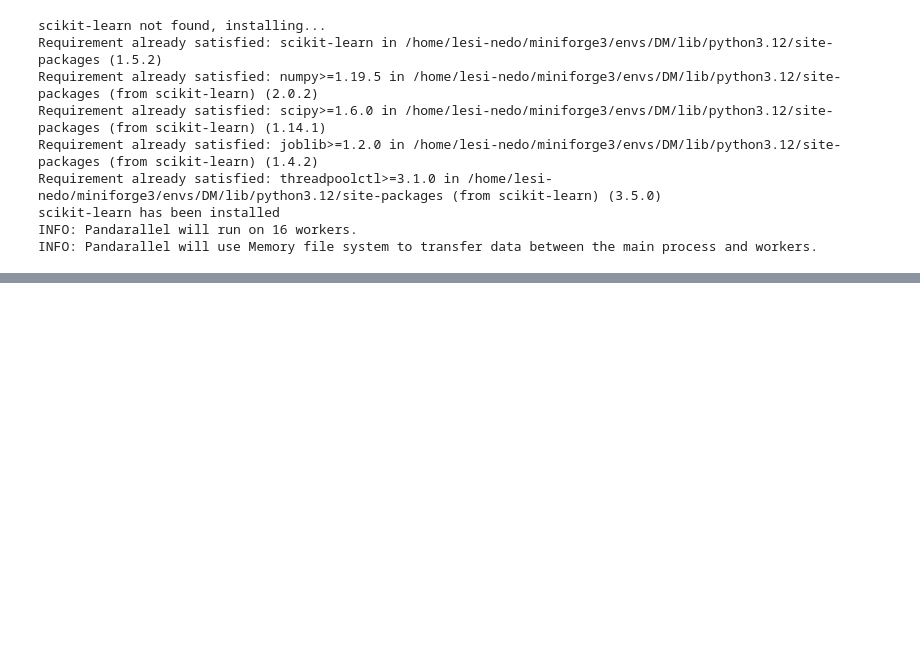
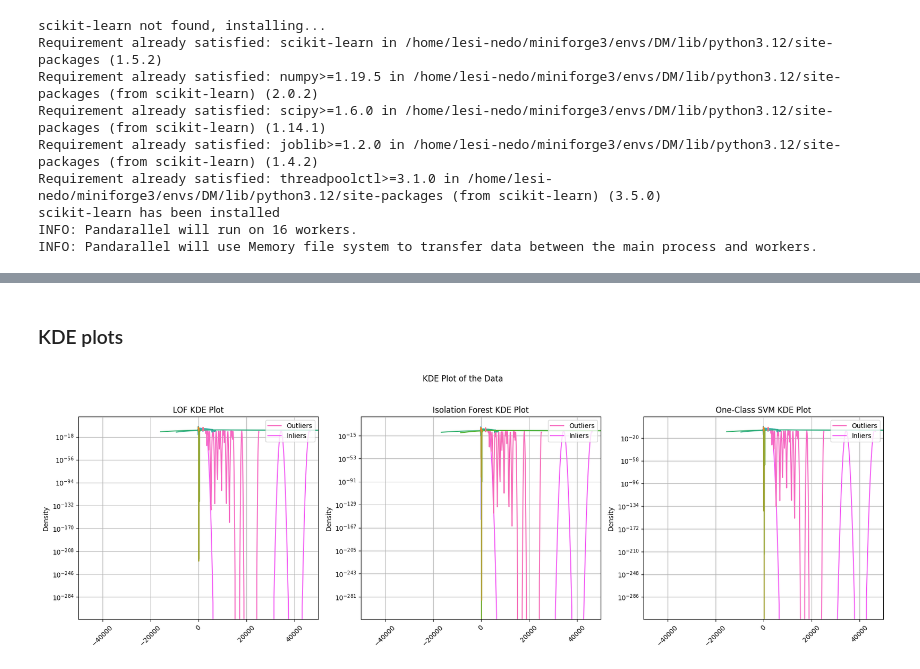
Before and after one commit to lesi-nedo/dm_project24_group_11, a Jupyter notebook: extra_notebooks/OlekisyOutliersAnal.ipynb, the cells around one changed output, grey strips where cells are left out. Drawn from its saved outputs; the diff is of its cells as text; code cells hidden in the pictures; blank space fills up the shorter version.

```diff
--- a/extra_notebooks/OlekisyOutliersAnal.ipynb
+++ b/extra_notebooks/OlekisyOutliersAnal.ipynb
@@ -104,0 +163,13 @@ outliers_lof.sample(3)
+# %% [markdown]
+### KDE plots
+# %%
+from outliers_code.outliers_analysis import plot_kdes
+
+df_dicts = {
+    'LOF': (outliers_lof_num,normal_lof_num),
+    'Isolation Forest': (outliers_iso_for_num, normal_iso_for),
+    'One-Class SVM': (outliers_oc_svm_num, normal_oc_svm_num)
+}
+plot_kdes(df_dicts)
+# %% [output]
+[figure, added]
```
Also changed, not shown: parts of 12 cells of this notebook, 1 other file.
